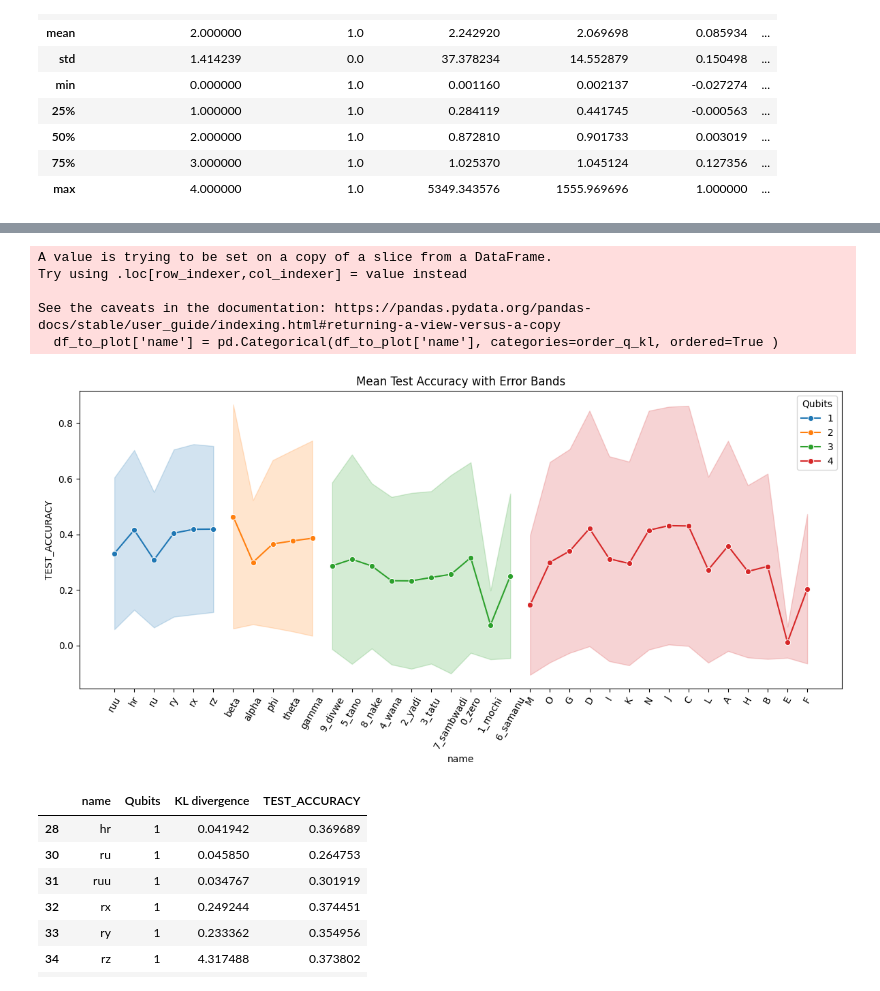
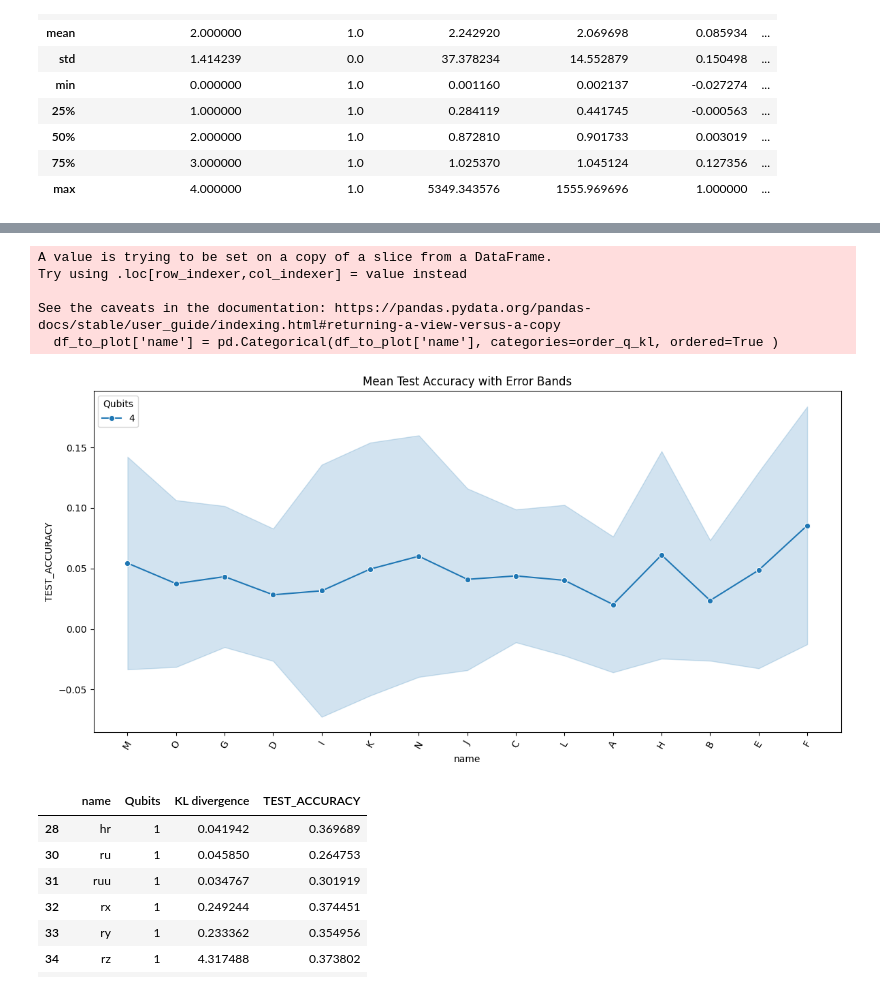
Before and after one commit to SamuellH12/Quantum-Express-Entang-Measures, a Jupyter notebook: reports_data/dataAnalysis.ipynb, the cells around one changed output, grey strips where cells are left out. Cells and saved outputs as stored; diff of their text form; code cells hidden in the pictures.

```diff
--- a/reports_data/dataAnalysis.ipynb
+++ b/reports_data/dataAnalysis.ipynb
@@ -286,5 +331,5 @@ plt.show()
 # %%
-filtro = (complete_df['USE_BIAS'] == 'YES')  & (complete_df['Normalized'] == 'YES')  & (complete_df['noise_level'] == 'no_noise')
+filtro = (complete_df['USE_BIAS'] == 'YES')  & (complete_df['Normalized'] == 'YES')  & (complete_df['noise_level'] == 'no_noise') & (complete_df['num_features'] == 16)
 df_to_plot = complete_df[filtro]
 
 order_q_kl = []
@@ -293,34 +338,34 @@ for order in ansatz_order_by_qubits:
 
 df_to_plot['name'] = pd.Categorical(df_to_plot['name'], categories=order_q_kl, ordered=True )
 
 df_to_plot2 = df_to_plot.sort_values(['name'], inplace=False)
 
 plt.figure(figsize=(12, 6))
 ax = sns.lineplot(
     data=df_to_plot2,
     x='name',
     y='TEST_ACCURACY',
     hue='Qubits',
     estimator='mean',
     errorbar='sd',  # Show standard deviation
     err_style='band',  # Or 'bars'
     # palette='coolwarm',
     palette=sns.color_palette(n_colors=4),
     sort=False,
     marker='o'
 )
 
 
 plt.title('Mean Test Accuracy with Error Bands')
 plt.xticks(rotation=60)
 plt.tight_layout()
 # %% [output]
 A value is trying to be set on a copy of a slice from a DataFrame.
 Try using .loc[row_indexer,col_indexer] = value instead
 
 See the caveats in the documentation: https://pandas.pydata.org/pandas-docs/stable/user_guide/indexing.html#returning-a-view-versus-a-copy
   df_to_plot['name'] = pd.Categorical(df_to_plot['name'], categories=order_q_kl, ordered=True )
-[figure, old version]
+[figure, new version]
 # %%
 filtro = (complete_df['USE_BIAS'] == 'YES')  & (complete_df['Normalized'] == 'YES')
 df_to_plot = complete_df[filtro]
```
Also changed, not shown: parts of 19 cells of this notebook, 7 other files.
